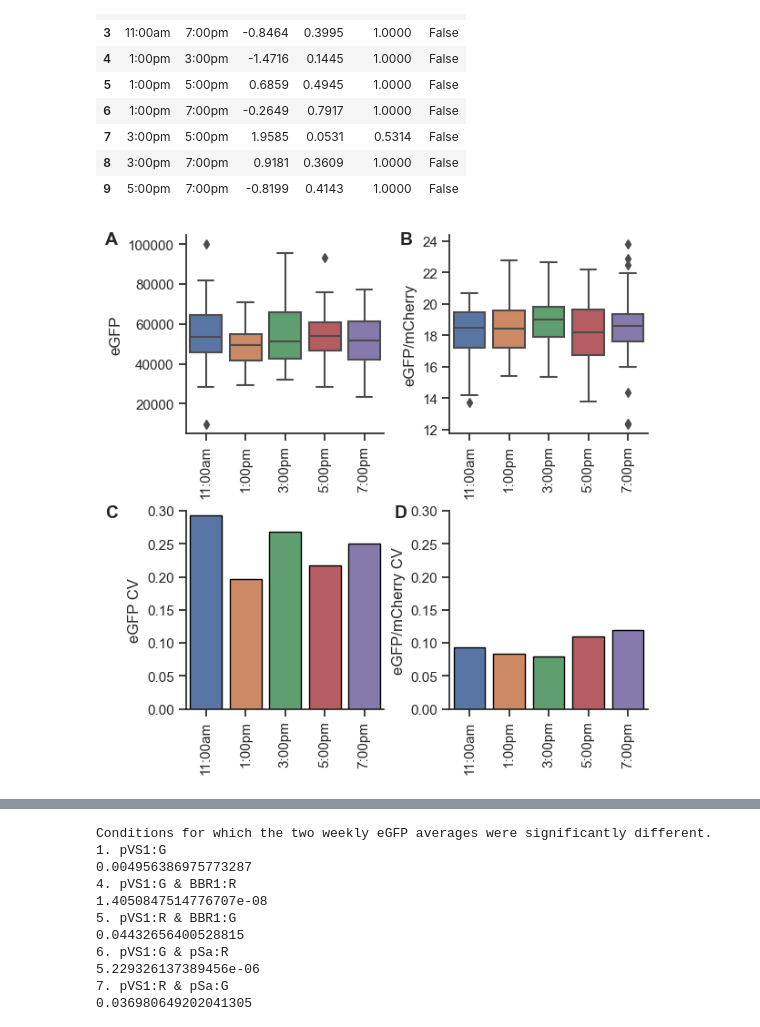
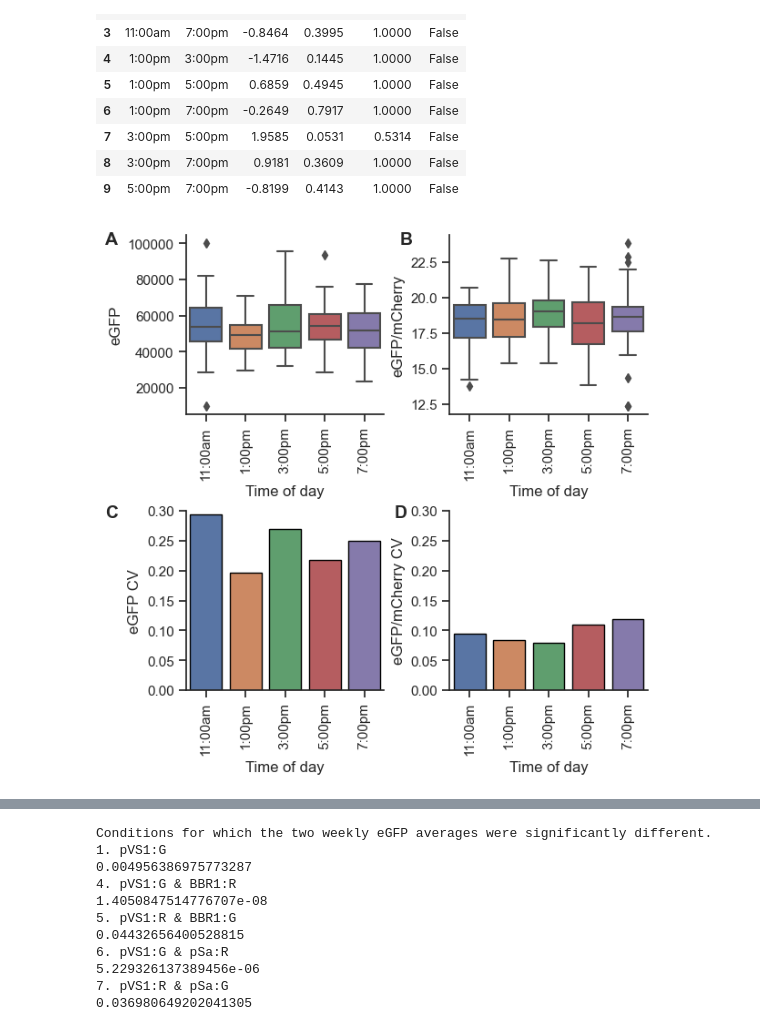
Before and after one commit to shih-lab/benthi_variation, a Jupyter notebook: 02-code/tangetal2025_code.ipynb, the cells around one changed output, grey strips where cells are left out. Saved outputs shown, nothing was run; the diff lists cells and outputs as text; code cells hidden in the pictures.

```diff
--- a/02-code/tangetal2025_code.ipynb
+++ b/02-code/tangetal2025_code.ipynb
@@ -1321,12 +1216,14 @@ figS2, axs = plt.subplots(nrows=2, ncols=2, constrained_layout=True, figsize=(6,
 
 sns.boxplot(df_waterlvl, x='Condition', y='eGFP', ax=axs[0,0]).tick_params(axis='x', rotation=45)
 axs[0,0].set_ylim(0, 180000)
+axs[0,0].set_xlabel('Water level, μl')
 
 sns.boxplot(df_waterlvl, x='Condition', y='eGFP/mCherry', ax=axs[0,1]).tick_params(axis='x', rotation=45)
 axs[0,1].set_ylim(15, 28)
+axs[0,1].set_xlabel('Water level, μl')
 
-sns.barplot(cv_waterlvl, x='Condition', y='eGFP CV', edgecolor='black', linewidth=1.5, ax=axs[1,0]).set(ylim=(0, 0.3))
-sns.barplot(cv_waterlvl, x='Condition', y='eGFP/mCherry CV', edgecolor='black', linewidth=1.5, ax=axs[1,1]).set(ylim=(0, 0.3))
+sns.barplot(cv_waterlvl, x='Condition', y='eGFP CV', edgecolor='black', linewidth=1.5, ax=axs[1,0]).set(ylim=(0, 0.3), xlabel='Water level, μl')
+sns.barplot(cv_waterlvl, x='Condition', y='eGFP/mCherry CV', edgecolor='black', linewidth=1.5, ax=axs[1,1]).set(ylim=(0, 0.3), xlabel='Water level, μl')
 axs[1,0].tick_params(axis='x', rotation=45)
 axs[1,1].tick_params(axis='x', rotation=45)
 
@@ -1553,21 +1450,21 @@ all_ttest(df_timeofday[df_timeofday.Condition == 'm1'], 'Date', 'eGFP/mCherry')
 # %%
 figS5, axs = plt.subplots(nrows=2, ncols=2, constrained_layout=True, figsize=(6, 6))
 
 sns.boxplot(data=df_timeofday[df_timeofday.Condition == 'm1'], x='Date', y='eGFP', ax=axs[0,0])
 sns.boxplot(data=df_timeofday[df_timeofday.Condition == 'm1'], x='Date', y='eGFP/mCherry', ax=axs[0,1])
 sns.barplot(data=cv_timeofday_aggregate[cv_timeofday_aggregate.Condition == 'm1'], x='Date', y='eGFP CV', ax=axs[1,0], edgecolor='black').set(ylim=(0, 0.3))
 sns.barplot(data=cv_timeofday_aggregate[cv_timeofday_aggregate.Condition == 'm1'], x='Date', y='eGFP/mCherry CV', ax=axs[1,1], edgecolor='black').set(ylim=(0, 0.3))
 
 for i in [0,1]:
     for j in [0,1]:
         axs[i,j].tick_params(axis='x', rotation=90)
-        axs[i,j].set(xlabel='')
+        axs[i,j].set(xlabel='Time of day')
 
 figS5.text(0, 1, 'A', va='top', fontdict={'weight':'bold'})
 figS5.text(0.54, 1, 'B', va='top', fontdict={'weight':'bold'})
 figS5.text(0, 0.5, 'C', va='top', fontdict={'weight':'bold'})
 figS5.text(0.53, 0.5, 'D', va='top', fontdict={'weight':'bold'})
 
 figS5.savefig('../03-figures/figureS5.svg', format='svg', bbox_inches='tight')
 # %% [output]
-[figure, old version]
+[figure, new version]
```
Also changed, not shown: parts of 37 cells of this notebook, 16 other files.
